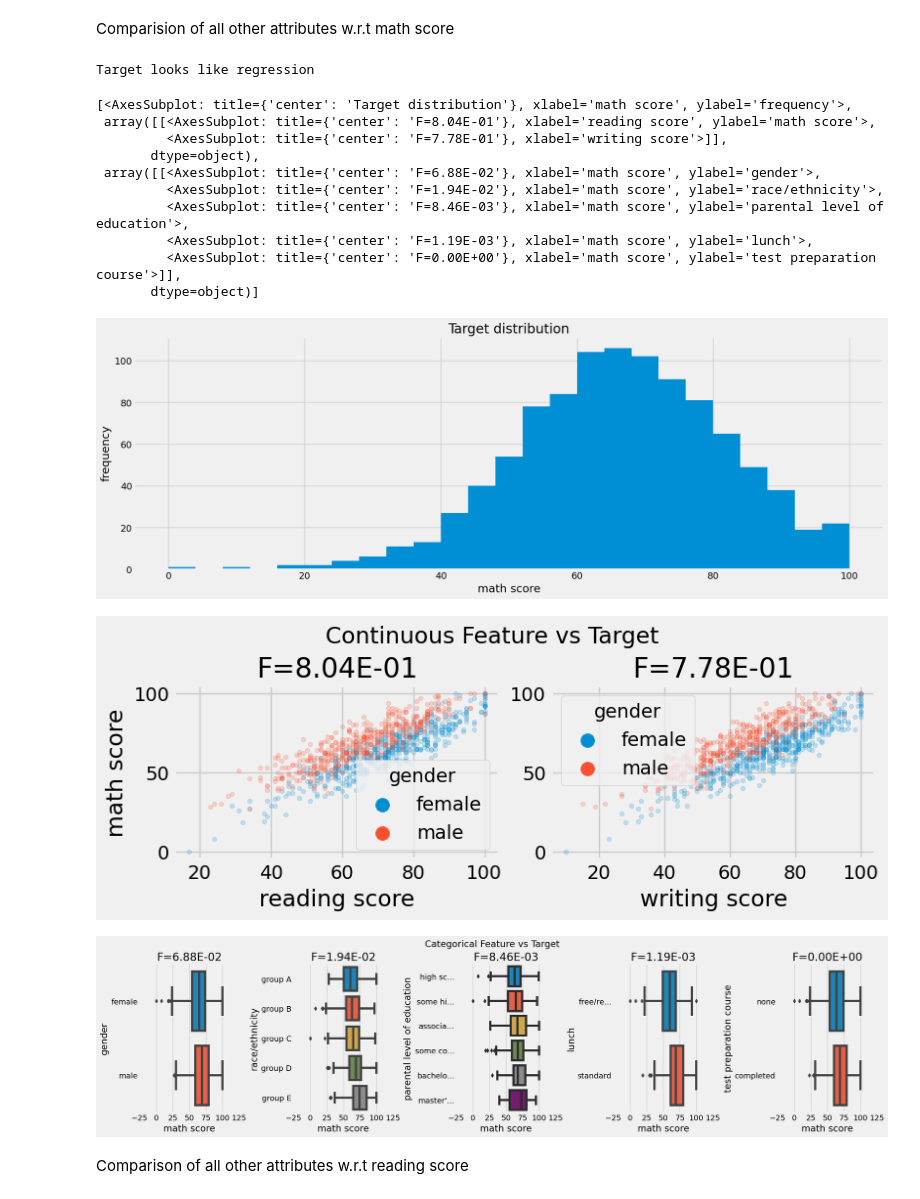
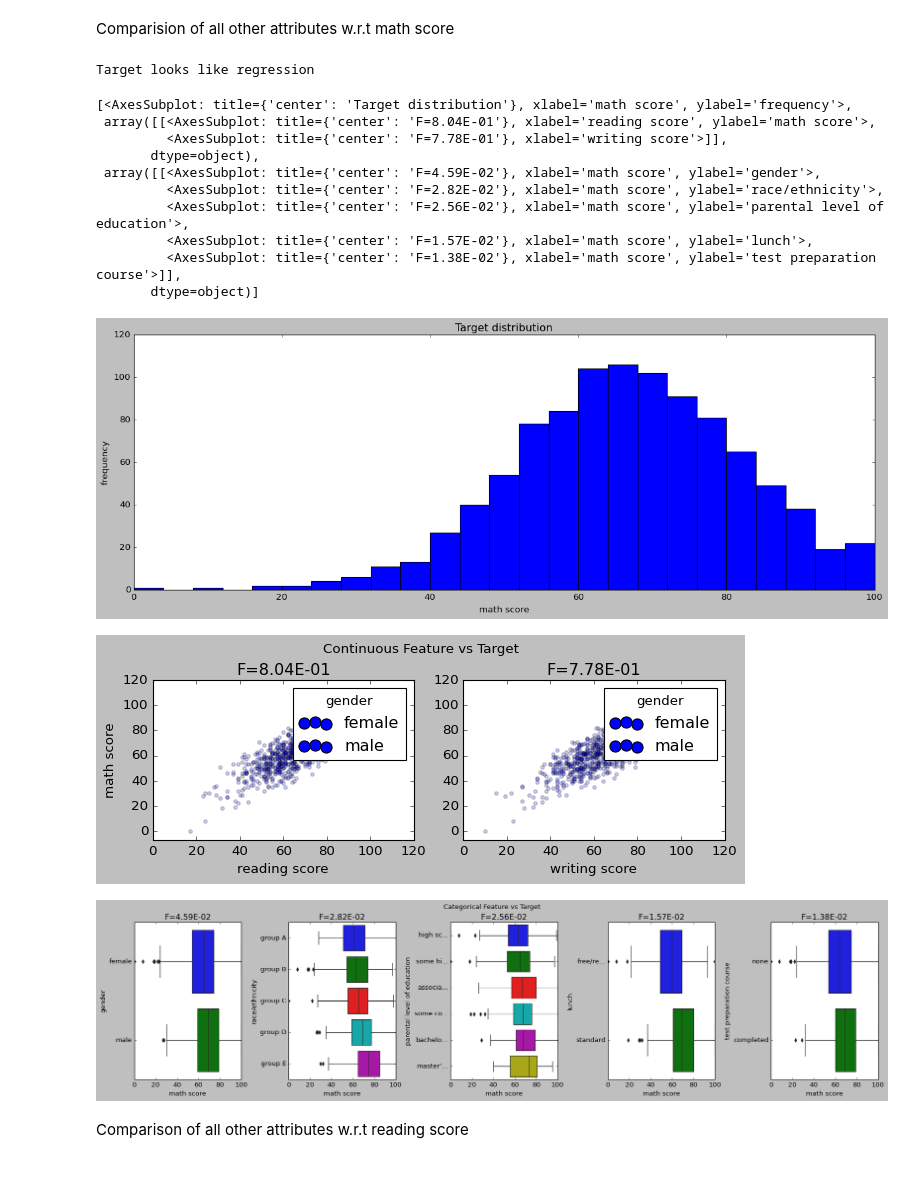
Before and after one commit to Kushal-Chandar/statistics-student-performance-analysis, a Jupyter notebook: app.ipynb, the cells around one changed output. Cells and saved outputs as stored; diff of their text form; code cells hidden in the pictures.

```diff
--- a/app.ipynb
+++ b/app.ipynb
@@ -10,6 +10,7 @@ import dabl
 
 %matplotlib inline
 
+plt.style.use('classic')
 data = pd.read_csv("StudentsPerformance.csv")
 data.shape
 # %% [output]
@@ -68,23 +69,22 @@ data.describe()
 Comparision of all other attributes w.r.t math score
 # %%
 plt.rcParams['figure.figsize'] = (18, 6)
-plt.style.use('fivethirtyeight')
 dabl.plot(data, target_col = 'math score')
 # %% [output]
 Target looks like regression
 [<AxesSubplot: title={'center': 'Target distribution'}, xlabel='math score', ylabel='frequency'>,
  array([[<AxesSubplot: title={'center': 'F=8.04E-01'}, xlabel='reading score', ylabel='math score'>,
          <AxesSubplot: title={'center': 'F=7.78E-01'}, xlabel='writing score'>]],
        dtype=object),
- array([[<AxesSubplot: title={'center': 'F=6.88E-02'}, xlabel='math score', ylabel='gender'>,
-         <AxesSubplot: title={'center': 'F=1.94E-02'}, xlabel='math score', ylabel='race/ethnicity'>,
-         <AxesSubplot: title={'center': 'F=8.46E-03'}, xlabel='math score', ylabel='parental level of education'>,
-         <AxesSubplot: title={'center': 'F=1.19E-03'}, xlabel='math score', ylabel='lunch'>,
-         <AxesSubplot: title={'center': 'F=0.00E+00'}, xlabel='math score', ylabel='test preparation course'>]],
+ array([[<AxesSubplot: title={'center': 'F=4.59E-02'}, xlabel='math score', ylabel='gender'>,
+         <AxesSubplot: title={'center': 'F=2.82E-02'}, xlabel='math score', ylabel='race/ethnicity'>,
+         <AxesSubplot: title={'center': 'F=2.56E-02'}, xlabel='math score', ylabel='parental level of education'>,
+         <AxesSubplot: title={'center': 'F=1.57E-02'}, xlabel='math score', ylabel='lunch'>,
+         <AxesSubplot: title={'center': 'F=1.38E-02'}, xlabel='math score', ylabel='test preparation course'>]],
        dtype=object)]
-[figure, old version]
+[figure, new version]
-[figure, old version]
+[figure, new version]
-[figure, old version]
+[figure, new version]
 # %% [markdown]
 Comparison of all other attributes w.r.t reading score
 # %%
```
Also changed, not shown: parts of 3 cells of this notebook, 1 other file.
